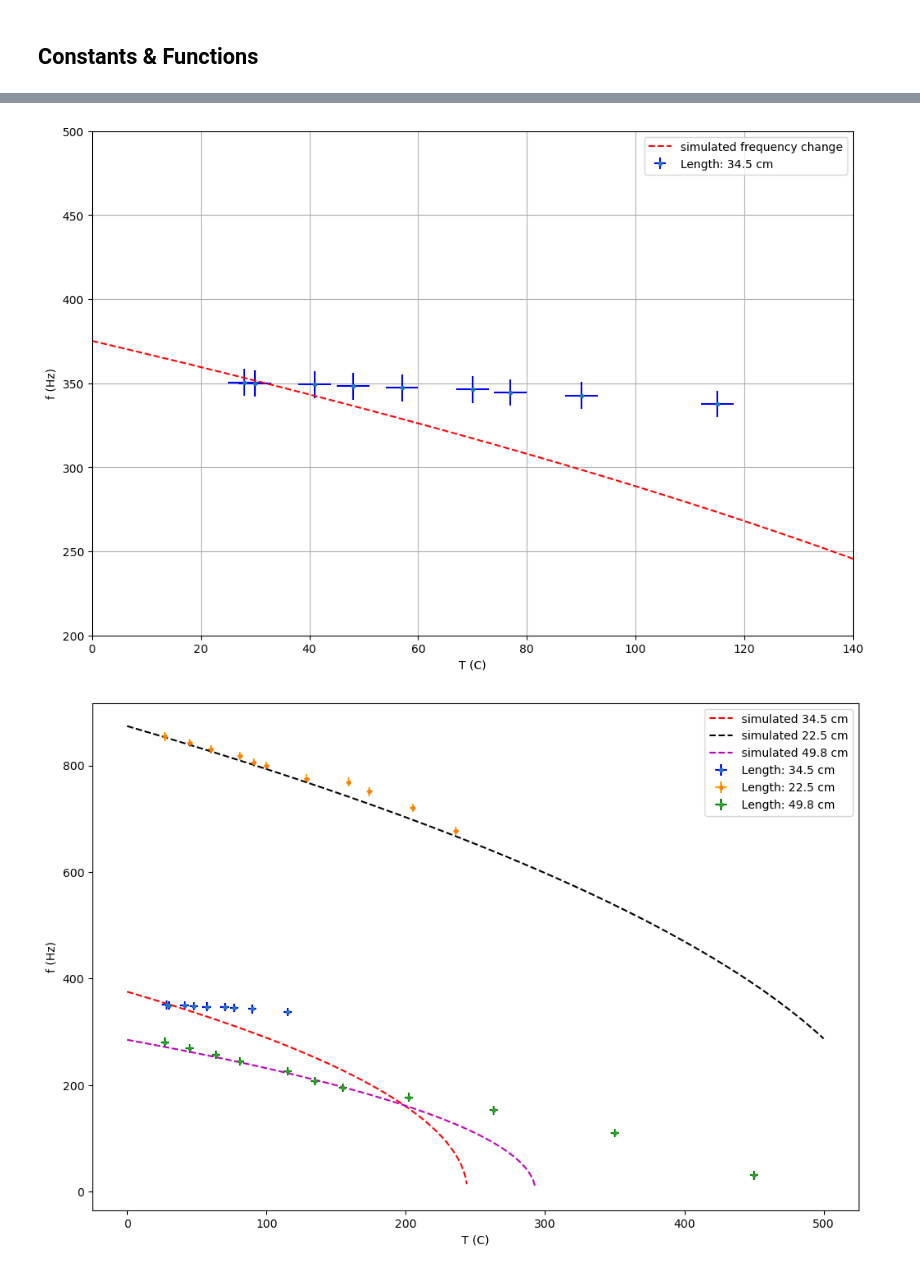
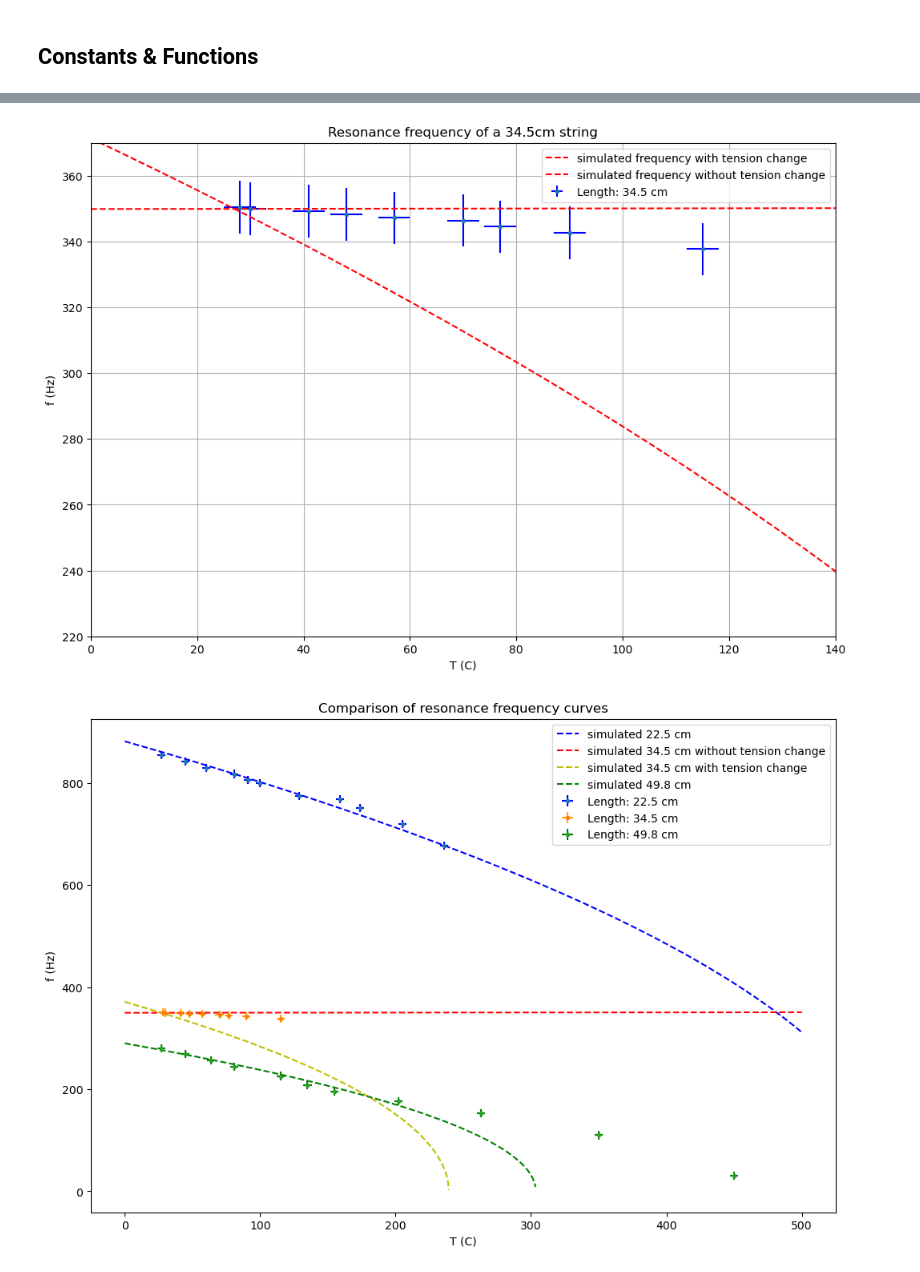
Before and after one commit to AlejandroJean1/Onderzoekspracticum-TN2, a Jupyter notebook: Labjournal.ipynb, the cells around one changed output, grey strips where cells are left out. Saved outputs shown, nothing was run; the diff lists cells and outputs as text; code cells hidden in the pictures.

```diff
--- a/Labjournal.ipynb
+++ b/Labjournal.ipynb
@@ -110,43 +114,66 @@ plt.show()
 # %%
-t3 = 104 #N
+# The diameter of the string used in the experiments was 0.5 mm
+
+
+di = 7900 #kg/m^3
+r2 = 0.0009/2 #m
+A2 = np.pi * r2 ** 2 # m^2
+u_r = 0.0001 #m
+opp_oud = np.pi*r2**2
+mu = di*opp_oud #kg/m
+
+def frequentie_muF(l,t,mu):
+    v = np.sqrt(t/mu)
+    return (1*v/(2*l))
+
+t3 = 293 #N
 L345 = 0.345 #m
 simT345 = np.linspace(0,500,1000)
 calc_freq345 = np.array([])
+calc_freq345_muF = np.array([])
 for i in simT345:
     deltaT= i - 27
-    delta_r = r*deltaT*alpha_L
-    new_r = r + delta_r
+    delta_r = r2*deltaT*alpha_L
+    new_r = r2 + delta_r
     new_opp = np.pi*new_r**2
     V_change = alpha_V*deltaT*V
     NewV = V_change + V
     New_di = di/NewV
     New_mu = New_di*new_opp
-    new_freq = frequentieF(L345,i,New_mu,new_opp,t3)
+    new_freq = frequentieF(L345,deltaT,New_mu,new_opp,t3)
+    new_freq_muF = frequentie_muF(L345,t3,New_mu)
     calc_freq345 = np.append(calc_freq345,new_freq)
+    calc_freq345_muF = np.append(calc_freq345_muF,new_freq_muF)
 
 plt.figure(figsize=[12, 8])
 plt.errorbar(T345, eigen_f345, yerr=u_f345, xerr=u_T345, fmt='.', ecolor='blue',  label="Length: 34.5 cm")
-plt.plot(simT345, calc_freq345, "r--", label="simulated frequency change")
+plt.plot(simT345, calc_freq345, "r--", label="simulated frequency with tension change")
+plt.plot(simT345, calc_freq345_muF, "r--", label="simulated frequency without tension change")
 plt.xlim(0, 140)
-plt.ylim(200, 500)
 plt.xlabel("T (C)")
+plt.ylim(220,370)
 plt.ylabel("f (Hz)")
+plt.title("Resonance frequency of a 34.5cm string")
 plt.grid()
 plt.legend()
+plt.savefig("Frequency_vs_Temperature_34_5cm.png")
 plt.show()
 # %% [output]
-[figure, old version]
+[figure, new version]
 # %%
 plt.figure(figsize=[12, 8])
-plt.errorbar(T345, eigen_f345, yerr=u_f345, xerr=u_T345, fmt='.', ecolor='blue',  label="Length: 34.5 cm")
-plt.plot(simT345, calc_freq345, "r--", label="simulated 34.5 cm")
-plt.errorbar(T225, eigen_f225, yerr=u_f225, xerr=u_T225, fmt='.', ecolor='orange', label="Length: 22.5 cm")
-plt.plot(simT225,calc_freq225, "k--", label="simulated 22.5 cm")
+plt.errorbar(T225, eigen_f225, yerr=u_f225, xerr=u_T225, fmt='.', ecolor='blue', label="Length: 22.5 cm")
+plt.plot(simT225,calc_freq225, "b--", label="simulated 22.5 cm")
+plt.errorbar(T345, eigen_f345, yerr=u_f345, xerr=u_T345, fmt='.', ecolor='orange',  label="Length: 34.5 cm")
+plt.plot(simT345, calc_freq345_muF, "r--", label="simulated 34.5 cm without tension change")
+plt.plot(simT345, calc_freq345, "y--", label="simulated 34.5 cm with tension change")
 plt.errorbar(T498, eigen_f498, yerr=u_f498, xerr=u_T498, fmt='.', ecolor='green', label="Length: 49.8 cm")
-plt.plot(simT498,calc_freq498, "m--", label="simulated 49.8 cm")
+plt.plot(simT498,calc_freq498, "g--", label="simulated 49.8 cm")
 plt.xlabel("T (C)")
 plt.ylabel("f (Hz)")
+plt.title("Comparison of resonance frequency curves")
 plt.legend()
+plt.savefig("Frequency_vs_Temperature_total.png")
 plt.show()
 # %% [output]
-[figure, old version]
+[figure, new version]
```
Also changed, not shown: parts of 3 cells of this notebook, 5 other files.
